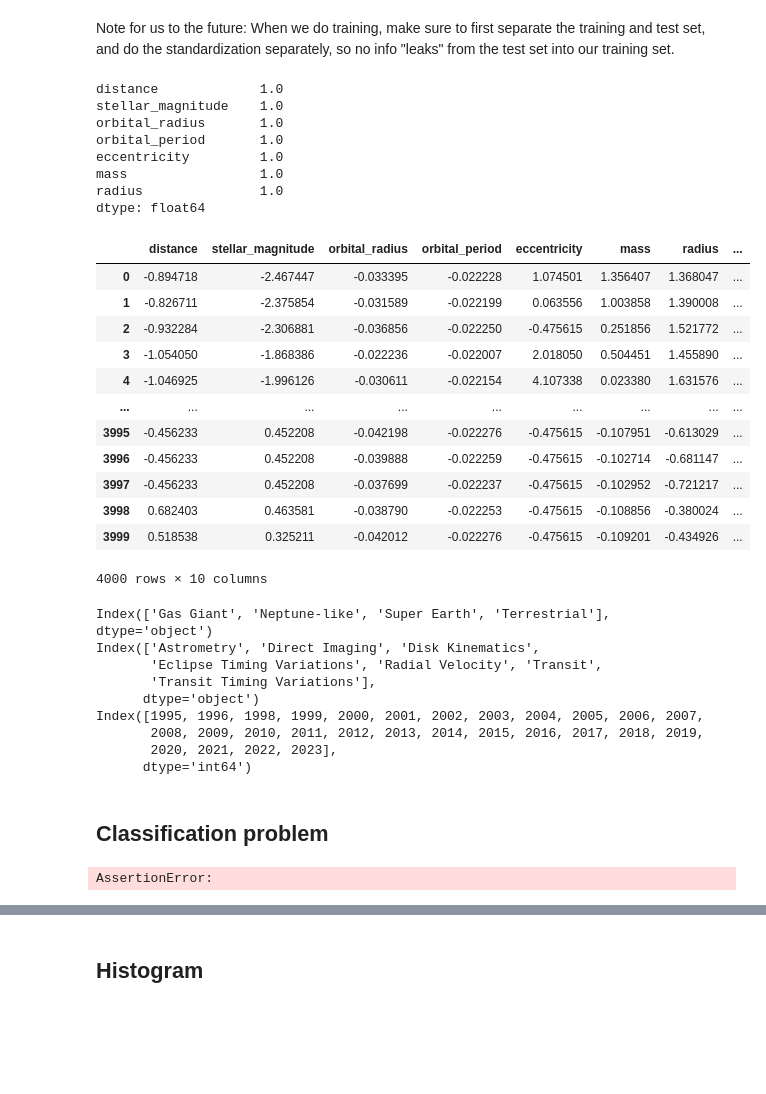
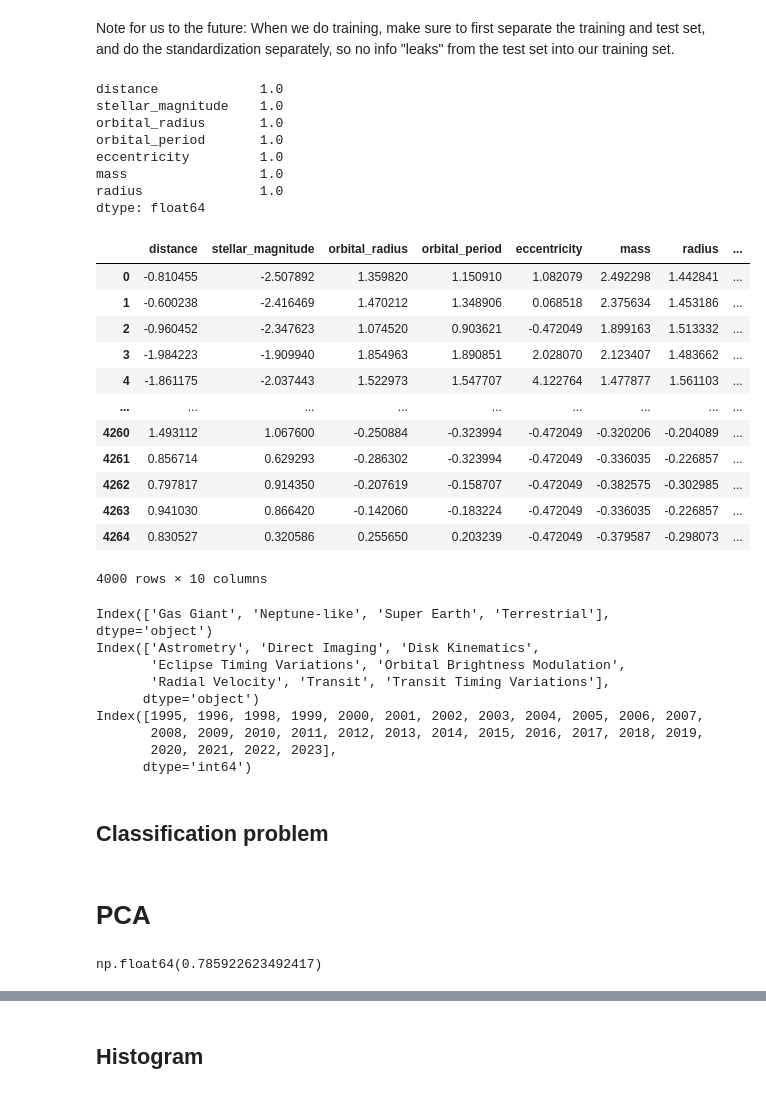
Before and after one commit to lelegod/ml_project, a Jupyter notebook: project1.ipynb, the cells around one changed output, grey strips where cells are left out. Cells and saved outputs as stored; diff of their text form; code cells hidden in the pictures; blank space fills up the shorter version.

```diff
--- a/project1.ipynb
+++ b/project1.ipynb
@@ -34,6 +26,6 @@ clean_dataset
 # %%
 num_obeservation = 4000
-df = dataset.iloc[range(num_obeservation)]
+df = clean_dataset.iloc[range(num_obeservation)]
 full_df = df.copy()
 df = df.drop("name", axis=1)
 df.head()
@@ -86,0 +58,6 @@ plt.plot(df["radius"])
+# %%
+transformed_df = df.copy()
+columns_to_log = ["distance", "orbital_period", "orbital_radius", "radius", "mass"]
+for column in columns_to_log:
+    transformed_df[column] = np.log10(transformed_df[column])
+print(transformed_df, transformed_df.shape)
@@ -89,46 +84,47 @@ plt.plot(df["radius"])
 # %% [markdown]
 Note for us to the future: When we do training, make sure to first separate the training and test set, and do the standardization separately, so no info "leaks" from the test set into our training set.
 # %%
-
-planet_type = df["planet_type"]
-encoded_df = df.copy()
+raw_df_wothout_type = df.copy()
+raw_df_wothout_type = raw_df_wothout_type.drop(["planet_type", "detection_method", "discovery_year"] , axis=1)
+encoded_df = transformed_df.copy()
+#encoded_df = df.copy()
 #we encode the categorical variables, to make it digestable for the training stage later
 encoded_df["detection_method"] = encoded_df["detection_method"].astype("category").cat.codes
 encoded_df["planet_type"] = encoded_df["planet_type"].astype("category").cat.codes
 encoded_df["discovery_year"] = encoded_df["discovery_year"].astype("category").cat.codes
 
 #we have a separate df, so that the standardization is only done for the non-categorical variables
 df_without_type = encoded_df.drop(["planet_type", "detection_method", "discovery_year"] , axis=1)
 
 df_std = (df_without_type - np.mean(df_without_type, axis=0)) / np.std(df_without_type, axis=0)
 print(np.std(df_std, axis=0))
 
 #we add back everything
 df_std["planet_type"] = encoded_df["planet_type"]
 df_std["detection_method"] = encoded_df["detection_method"]
 df_std["discovery_year"] = encoded_df["discovery_year"]
 df_std
 # %% [output]
 distance             1.0
 stellar_magnitude    1.0
 orbital_radius       1.0
 orbital_period       1.0
 eccentricity         1.0
 mass                 1.0
 radius               1.0
 dtype: float64
 |  | distance | stellar_magnitude | orbital_radius | orbital_period | eccentricity | mass | radius | ... |
-| 0 | -0.894718 | -2.467447 | -0.033395 | -0.022228 | 1.074501 | 1.356407 | 1.368047 | ... |
-| 1 | -0.826711 | -2.375854 | -0.031589 | -0.022199 | 0.063556 | 1.003858 | 1.390008 | ... |
-| 2 | -0.932284 | -2.306881 | -0.036856 | -0.022250 | -0.475615 | 0.251856 | 1.521772 | ... |
-| 3 | -1.054050 | -1.868386 | -0.022236 | -0.022007 | 2.018050 | 0.504451 | 1.455890 | ... |
-| 4 | -1.046925 | -1.996126 | -0.030611 | -0.022154 | 4.107338 | 0.023380 | 1.631576 | ... |
+| 0 | -0.810455 | -2.507892 | 1.359820 | 1.150910 | 1.082079 | 2.492298 | 1.442841 | ... |
+| 1 | -0.600238 | -2.416469 | 1.470212 | 1.348906 | 0.068518 | 2.375634 | 1.453186 | ... |
+| 2 | -0.960452 | -2.347623 | 1.074520 | 0.903621 | -0.472049 | 1.899163 | 1.513332 | ... |
+| 3 | -1.984223 | -1.909940 | 1.854963 | 1.890851 | 2.028070 | 2.123407 | 1.483662 | ... |
+| 4 | -1.861175 | -2.037443 | 1.522973 | 1.547707 | 4.122764 | 1.477877 | 1.561103 | ... |
 | ... | ... | ... | ... | ... | ... | ... | ... | ... |
-| 3995 | -0.456233 | 0.452208 | -0.042198 | -0.022276 | -0.475615 | -0.107951 | -0.613029 | ... |
-| 3996 | -0.456233 | 0.452208 | -0.039888 | -0.022259 | -0.475615 | -0.102714 | -0.681147 | ... |
-| 3997 | -0.456233 | 0.452208 | -0.037699 | -0.022237 | -0.475615 | -0.102952 | -0.721217 | ... |
-| 3998 | 0.682403 | 0.463581 | -0.038790 | -0.022253 | -0.475615 | -0.108856 | -0.380024 | ... |
-| 3999 | 0.518538 | 0.325211 | -0.042012 | -0.022276 | -0.475615 | -0.109201 | -0.434926 | ... |
+| 4260 | 1.493112 | 1.067600 | -0.250884 | -0.323994 | -0.472049 | -0.320206 | -0.204089 | ... |
+| 4261 | 0.856714 | 0.629293 | -0.286302 | -0.323994 | -0.472049 | -0.336035 | -0.226857 | ... |
+| 4262 | 0.797817 | 0.914350 | -0.207619 | -0.158707 | -0.472049 | -0.382575 | -0.302985 | ... |
+| 4263 | 0.941030 | 0.866420 | -0.142060 | -0.183224 | -0.472049 | -0.336035 | -0.226857 | ... |
+| 4264 | 0.830527 | 0.320586 | 0.255650 | 0.203239 | -0.472049 | -0.379587 | -0.298073 | ... |
 4000 rows × 10 columns
 # %%
 planet_cats = df["planet_type"].astype("category")
@@ -140,8 +136,8 @@ print(discovery_cats.cat.categories)
 # %% [output]
 Index(['Gas Giant', 'Neptune-like', 'Super Earth', 'Terrestrial'], dtype='object')
 Index(['Astrometry', 'Direct Imaging', 'Disk Kinematics',
-       'Eclipse Timing Variations', 'Radial Velocity', 'Transit',
-       'Transit Timing Variations'],
+       'Eclipse Timing Variations', 'Orbital Brightness Modulation',
+       'Radial Velocity', 'Transit', 'Transit Timing Variations'],
       dtype='object')
 Index([1995, 1996, 1998, 1999, 2000, 2001, 2002, 2003, 2004, 2005, 2006, 2007,
        2008, 2009, 2010, 2011, 2012, 2013, 2014, 2015, 2016, 2017, 2018, 2019,
@@ -150,10 +146,22 @@ Index([1995, 1996, 1998, 1999, 2000, 2001, 2002, 2003, 2004, 2005, 2006, 2007,
 # %% [markdown]
 ## Classification problem
 # %%
-X_classification = df_std.drop("planet_type", axis=1)
+X = df_std.drop(["planet_type", "mass"], axis=1)
 y_classification = df_std["planet_type"]
-
-assert X_classification.shape == (num_obeservation, 9)
-assert y_classification.shape == (num_obeservation,)
+y_regression = df_std["mass"]
-# %% [output]
-AssertionError:
+# %% [markdown]
+# PCA
+# %%
+pca = PCA()
+
+X_pca = X.drop(["detection_method", "discovery_year"], axis=1)
+
+B = pca.fit_transform(X_pca)
+V = pca.components_.T
+
+rho = pca.explained_variance_ratio_
+
+threshold = 0.90
+sum(rho[:2])
+# %% [output]
+np.float64(0.785922623492417)
```
Also changed, not shown: parts of 27 cells of this notebook, 2 other files.
